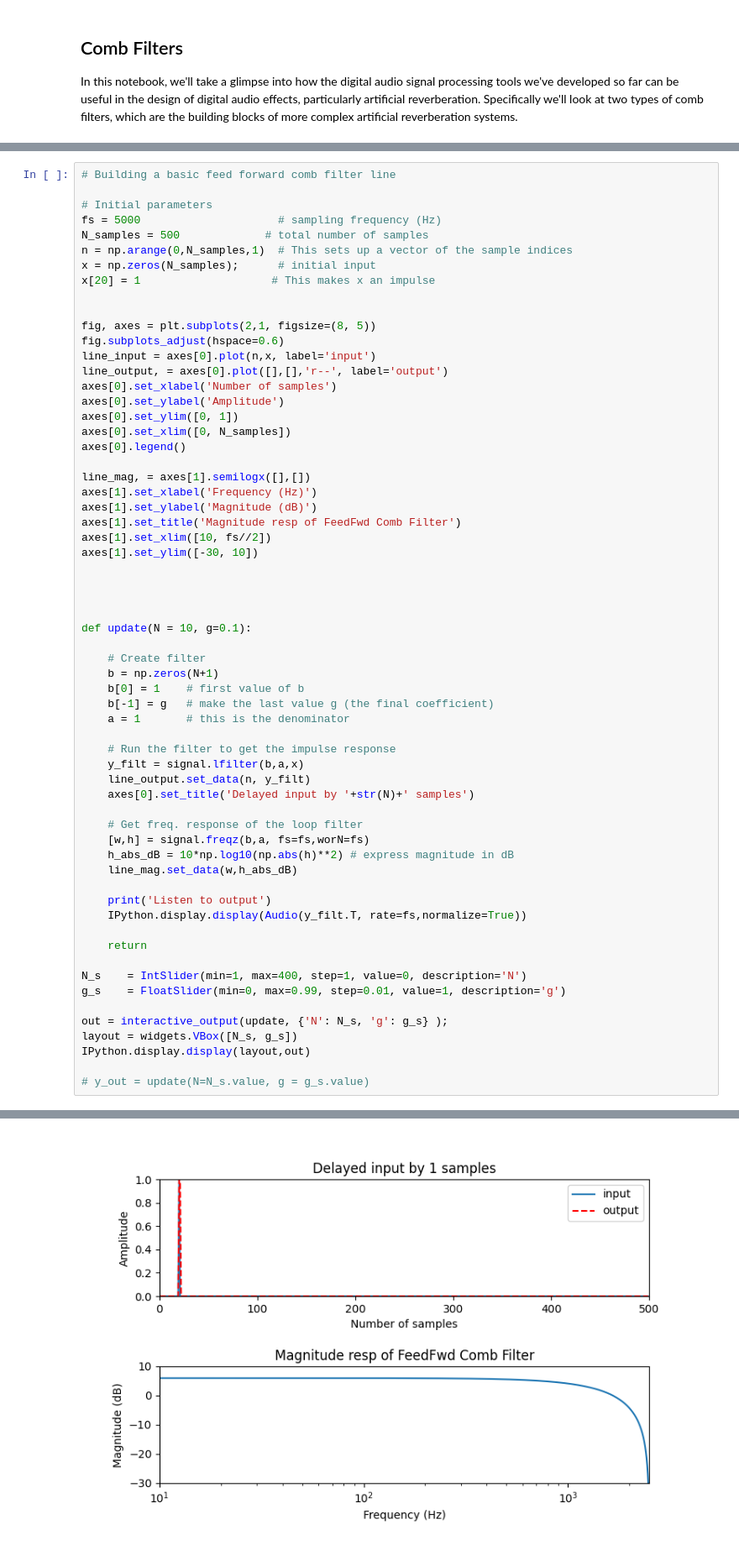
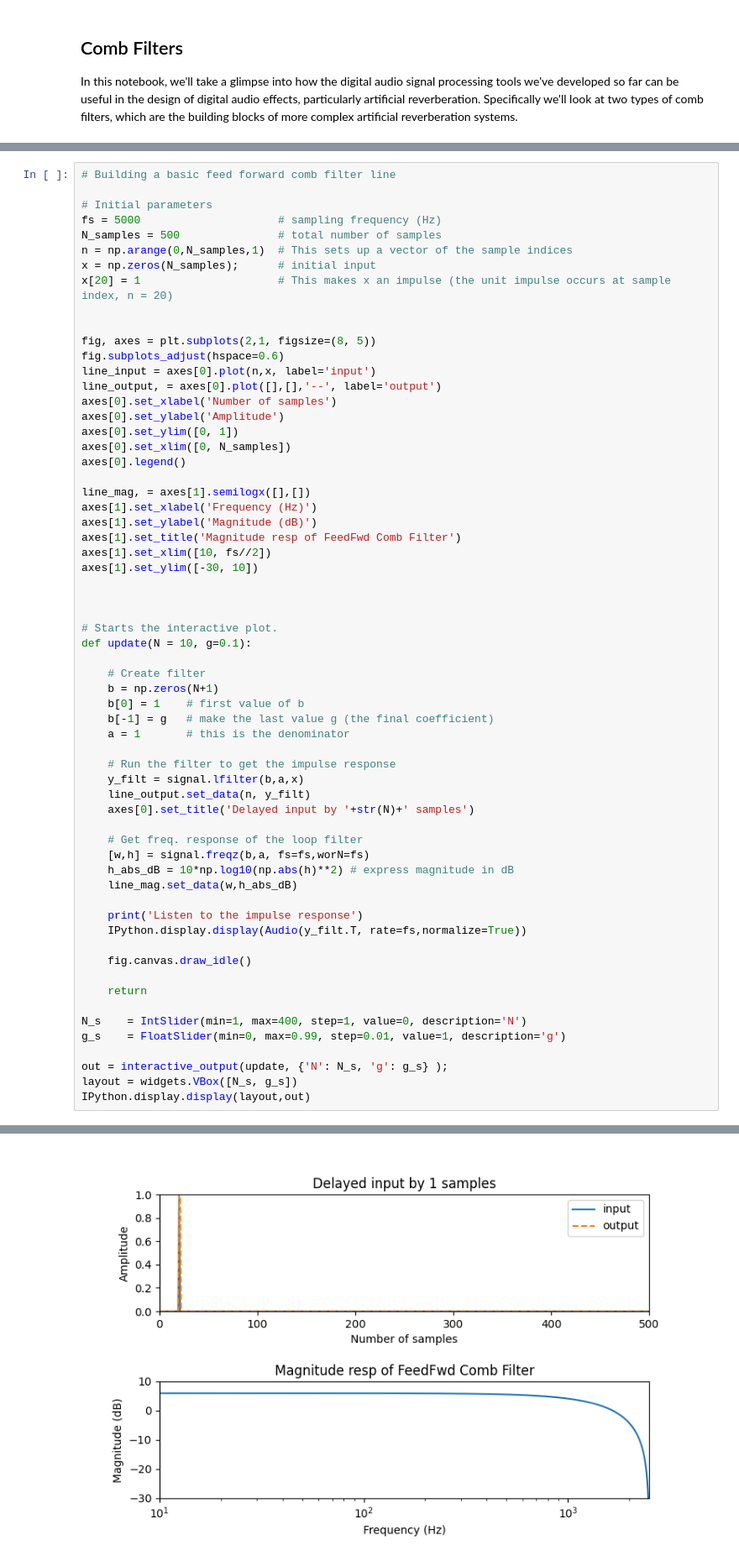
Before and after one commit to randyaliased/acspjbook, a Jupyter notebook: book/dasp/05_CombFilters.ipynb, the cells around one changed output, grey strips where cells are left out. Shown at 84% size. Saved outputs shown, nothing was run; the diff lists cells and outputs as text.

```diff
--- a/book/dasp/05_CombFilters.ipynb
+++ b/book/dasp/05_CombFilters.ipynb
@@ -96,16 +98,16 @@ where we deduce that $b_0 = 1$, $b_1=0$, and $b_2=g$.
 
 # Initial parameters
 fs = 5000                     # sampling frequency (Hz)
-N_samples = 500             # total number of samples
+N_samples = 500               # total number of samples
 n = np.arange(0,N_samples,1)  # This sets up a vector of the sample indices
 x = np.zeros(N_samples);      # initial input
-x[20] = 1                    # This makes x an impulse
+x[20] = 1                     # This makes x an impulse (the unit impulse occurs at sample index, n = 20)
 
 
 fig, axes = plt.subplots(2,1, figsize=(8, 5))
 fig.subplots_adjust(hspace=0.6)
 line_input = axes[0].plot(n,x, label='input')
-line_output, = axes[0].plot([],[],'r--', label='output')
+line_output, = axes[0].plot([],[],'--', label='output')
 axes[0].set_xlabel('Number of samples')
 axes[0].set_ylabel('Amplitude')
 axes[0].set_ylim([0, 1])
@@ -121,39 +123,39 @@ axes[1].set_ylim([-30, 10])
 
 
 
-
+# Starts the interactive plot.
 def update(N = 10, g=0.1):
 
     # Create filter
     b = np.zeros(N+1)
     b[0] = 1    # first value of b
     b[-1] = g   # make the last value g (the final coefficient)
     a = 1       # this is the denominator
 
     # Run the filter to get the impulse response
     y_filt = signal.lfilter(b,a,x)
     line_output.set_data(n, y_filt)
     axes[0].set_title('Delayed input by '+str(N)+' samples')
 
     # Get freq. response of the loop filter
     [w,h] = signal.freqz(b,a, fs=fs,worN=fs)
     h_abs_dB = 10*np.log10(np.abs(h)**2) # express magnitude in dB
     line_mag.set_data(w,h_abs_dB)
 
-    print('Listen to output')
+    print('Listen to the impulse response')
     IPython.display.display(Audio(y_filt.T, rate=fs,normalize=True))
+
+    fig.canvas.draw_idle()
 
     return
 
 N_s    = IntSlider(min=1, max=400, step=1, value=0, description='N')
 g_s    = FloatSlider(min=0, max=0.99, step=0.01, value=1, description='g')
 
 out = interactive_output(update, {'N': N_s, 'g': g_s} );
 layout = widgets.VBox([N_s, g_s])
 IPython.display.display(layout,out)
-
-# y_out = update(N=N_s.value, g = g_s.value)
 # %% [output]
 VBox(children=(IntSlider(value=1, description='N', max=400, min=1), FloatSlider(value=0.99, description='g', m…
 [interactive output not drawn]
-[figure, old version]
+[figure, new version]
```
Also changed, not shown: parts of 7 cells of this notebook, 1 other file.
